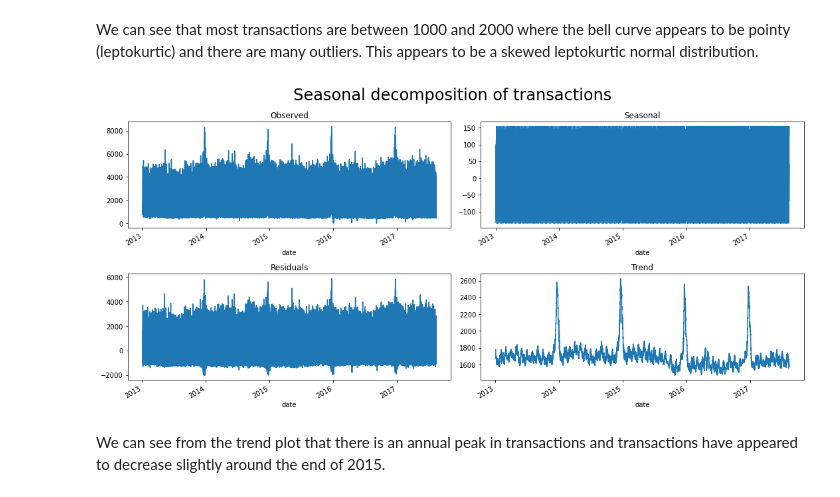
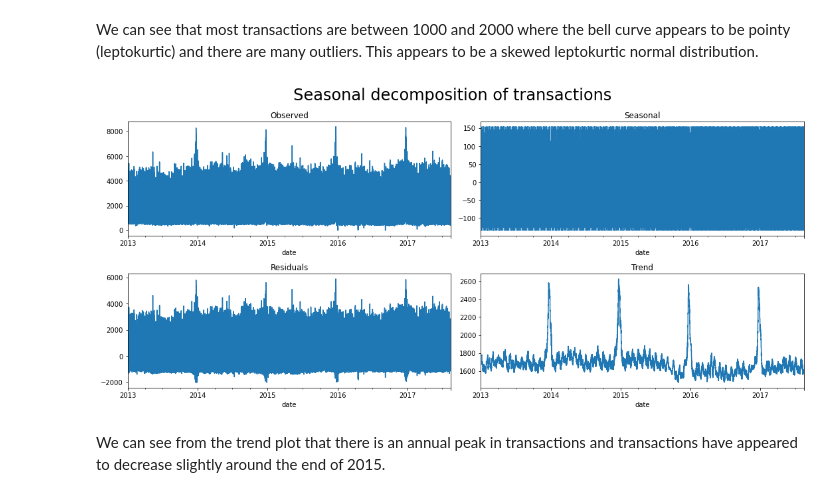
Before and after one commit to HelloWorld183L/EDA_Work, a Jupyter notebook: salestimeseries.ipynb, the cells around one changed output. Cells and saved outputs as stored; diff of their text form; code cells hidden in the pictures.

```diff
--- a/salestimeseries.ipynb
+++ b/salestimeseries.ipynb
@@ -601,28 +601,22 @@ sns.displot(transactions_df['transactions'])
 # %% [markdown]
 We can see that most transactions are between 1000 and 2000 where the bell curve appears to be pointy (leptokurtic) and there are many outliers. This appears to be a skewed leptokurtic normal distribution.
 # %%
-from pandas import PeriodIndex
-
-is_period_index = isinstance(transactions_df.index, PeriodIndex)
-if is_period_index:
-    transactions_df.index = transactions_df.index.to_timestamp()
-
 transactions_decompose = seasonal_decompose(transactions_df['transactions'],  period=365)
 fig, axes = plt.subplots(2,2, figsize=(15,7))
 
 transactions_decompose.observed.plot(ax=axes[0,0])
 axes[0,0].set_title("Observed")
 transactions_decompose.seasonal.plot(ax=axes[0,1])
 axes[0,1].set_title("Seasonal")
 transactions_decompose.resid.plot(ax=axes[1,0])
 axes[1,0].set_title("Residuals")
 transactions_decompose.trend.plot(ax=axes[1,1])
 axes[1,1].set_title("Trend")
 
 fig.suptitle("Seasonal decomposition of transactions", fontsize=24)
 plt.tight_layout()
 # %% [output]
-[figure, old version]
+[figure, new version]
 # %% [markdown]
 We can see from the trend plot that there is an annual peak in transactions and transactions have appeared to decrease slightly around the end of 2015.
 # %%
```
Also changed, not shown: parts of 18 cells of this notebook.
